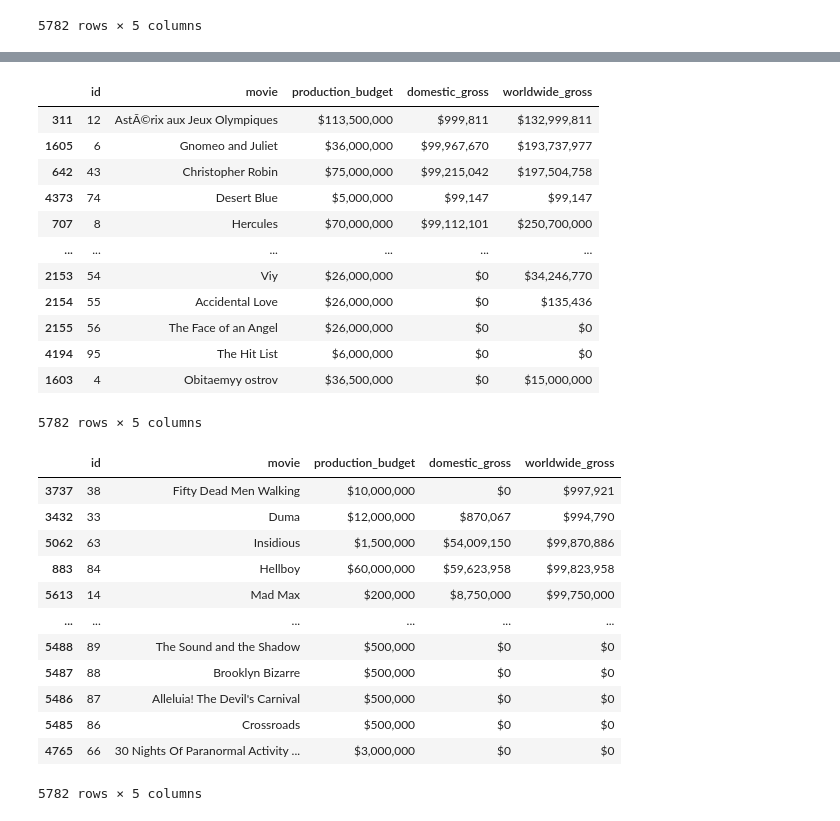
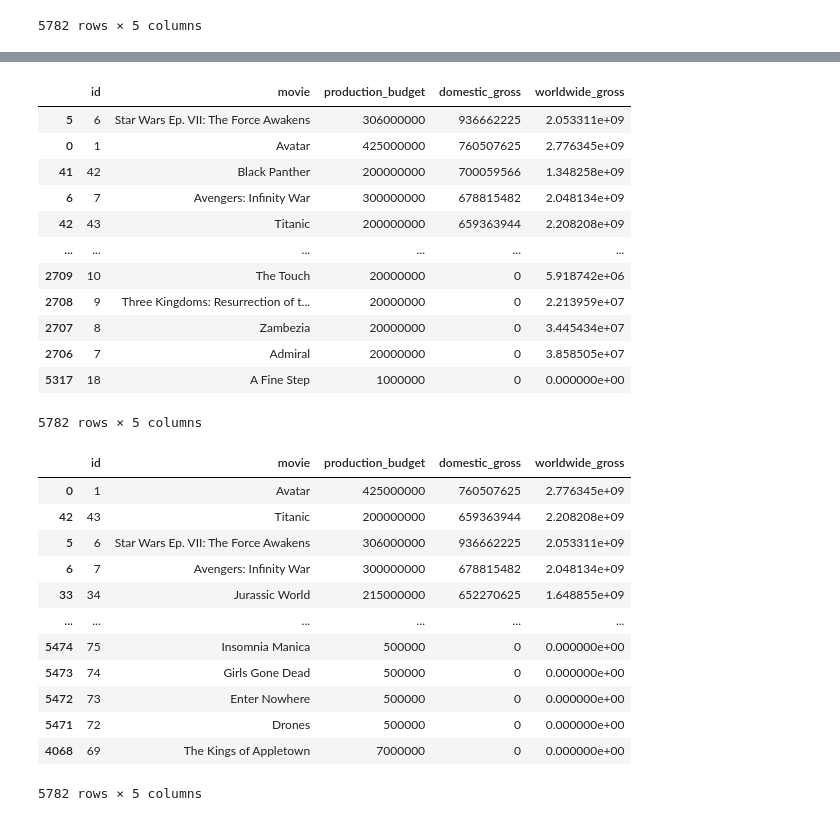
Before and after one commit to claragiurgiu/Microsoft-Movie-Studio-EDA, a Jupyter notebook: AlvarosCode.ipynb, the cells around one changed output, grey strips where cells are left out. Cells and saved outputs as stored; diff of their text form; code cells hidden in the pictures.

```diff
--- a/AlvarosCode.ipynb
+++ b/AlvarosCode.ipynb
@@ -109,0 +150,2 @@ Name: worldwide_gross, Length: 5356, dtype: int64
+# %%
+updated_tn_df['production_budget'] = updated_tn_df['production_budget'].str.replace('$', '').str.replace(',', '').astype(int)
@@ -109,0 +185,2 @@ Name: worldwide_gross, Length: 5356, dtype: int64
+# %%
+updated_tn_df['domestic_gross'] = updated_tn_df['domestic_gross'].str.replace('$', '').str.replace(',', '').astype(int)
@@ -109,0 +218,2 @@ Name: worldwide_gross, Length: 5356, dtype: int64
+# %%
+updated_tn_df['worldwide_gross'] = updated_tn_df['worldwide_gross'].str.replace('$', '').str.replace(',', '').astype(float)
@@ -110,32 +236,32 @@ Name: worldwide_gross, Length: 5356, dtype: int64
 # %%
-updated_tn_df.sort_values(by='domestic_gross', ascending=False)
+updated_tn_df.sort_values('domestic_gross', ascending=False)
 # %% [output]
 |  | id | movie | production_budget | domestic_gross | worldwide_gross |
-| 311 | 12 | AstÃ©rix aux Jeux Olympiques | $113,500,000 | $999,811 | $132,999,811 |
-| 1605 | 6 | Gnomeo and Juliet | $36,000,000 | $99,967,670 | $193,737,977 |
-| 642 | 43 | Christopher Robin | $75,000,000 | $99,215,042 | $197,504,758 |
-| 4373 | 74 | Desert Blue | $5,000,000 | $99,147 | $99,147 |
-| 707 | 8 | Hercules | $70,000,000 | $99,112,101 | $250,700,000 |
+| 5 | 6 | Star Wars Ep. VII: The Force Awakens | 306000000 | 936662225 | 2.053311e+09 |
+| 0 | 1 | Avatar | 425000000 | 760507625 | 2.776345e+09 |
+| 41 | 42 | Black Panther | 200000000 | 700059566 | 1.348258e+09 |
+| 6 | 7 | Avengers: Infinity War | 300000000 | 678815482 | 2.048134e+09 |
+| 42 | 43 | Titanic | 200000000 | 659363944 | 2.208208e+09 |
 | ... | ... | ... | ... | ... | ... |
-| 2153 | 54 | Viy | $26,000,000 | $0 | $34,246,770 |
-| 2154 | 55 | Accidental Love | $26,000,000 | $0 | $135,436 |
-| 2155 | 56 | The Face of an Angel | $26,000,000 | $0 | $0 |
-| 4194 | 95 | The Hit List | $6,000,000 | $0 | $0 |
-| 1603 | 4 | Obitaemyy ostrov | $36,500,000 | $0 | $15,000,000 |
+| 2709 | 10 | The Touch | 20000000 | 0 | 5.918742e+06 |
+| 2708 | 9 | Three Kingdoms: Resurrection of t... | 20000000 | 0 | 2.213959e+07 |
+| 2707 | 8 | Zambezia | 20000000 | 0 | 3.445434e+07 |
+| 2706 | 7 | Admiral | 20000000 | 0 | 3.858505e+07 |
+| 5317 | 18 | A Fine Step | 1000000 | 0 | 0.000000e+00 |
 5782 rows × 5 columns
 # %%
-updated_tn_df.sort_values(by='worldwide_gross', ascending=False)
+updated_tn_df.sort_values('worldwide_gross', ascending=False)
 # %% [output]
 |  | id | movie | production_budget | domestic_gross | worldwide_gross |
-| 3737 | 38 | Fifty Dead Men Walking | $10,000,000 | $0 | $997,921 |
-| 3432 | 33 | Duma | $12,000,000 | $870,067 | $994,790 |
-| 5062 | 63 | Insidious | $1,500,000 | $54,009,150 | $99,870,886 |
-| 883 | 84 | Hellboy | $60,000,000 | $59,623,958 | $99,823,958 |
-| 5613 | 14 | Mad Max | $200,000 | $8,750,000 | $99,750,000 |
+| 0 | 1 | Avatar | 425000000 | 760507625 | 2.776345e+09 |
+| 42 | 43 | Titanic | 200000000 | 659363944 | 2.208208e+09 |
+| 5 | 6 | Star Wars Ep. VII: The Force Awakens | 306000000 | 936662225 | 2.053311e+09 |
+| 6 | 7 | Avengers: Infinity War | 300000000 | 678815482 | 2.048134e+09 |
+| 33 | 34 | Jurassic World | 215000000 | 652270625 | 1.648855e+09 |
 | ... | ... | ... | ... | ... | ... |
-| 5488 | 89 | The Sound and the Shadow | $500,000 | $0 | $0 |
-| 5487 | 88 | Brooklyn Bizarre | $500,000 | $0 | $0 |
-| 5486 | 87 | Alleluia! The Devil's Carnival | $500,000 | $0 | $0 |
-| 5485 | 86 | Crossroads | $500,000 | $0 | $0 |
-| 4765 | 66 | 30 Nights Of Paranormal Activity ... | $3,000,000 | $0 | $0 |
+| 5474 | 75 | Insomnia Manica | 500000 | 0 | 0.000000e+00 |
+| 5473 | 74 | Girls Gone Dead | 500000 | 0 | 0.000000e+00 |
+| 5472 | 73 | Enter Nowhere | 500000 | 0 | 0.000000e+00 |
+| 5471 | 72 | Drones | 500000 | 0 | 0.000000e+00 |
+| 4068 | 69 | The Kings of Appletown | 7000000 | 0 | 0.000000e+00 |
 5782 rows × 5 columns
```
Also changed, not shown: parts of 23 cells of this notebook.
